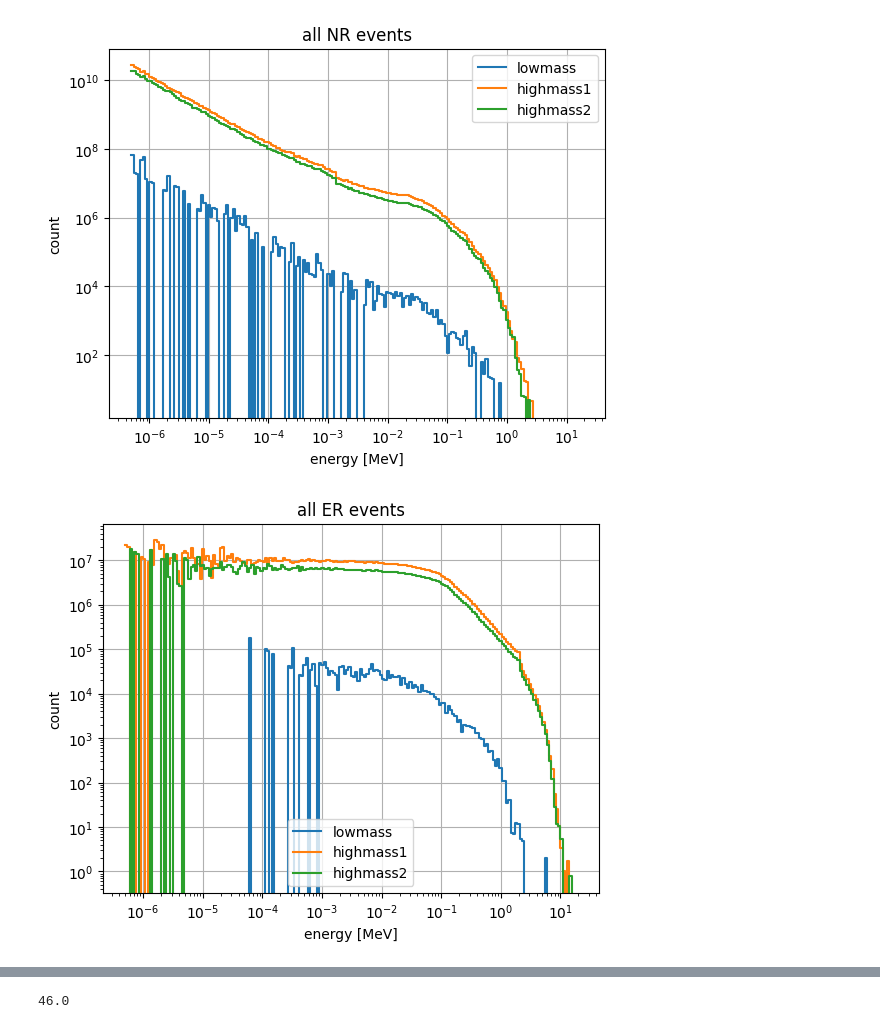
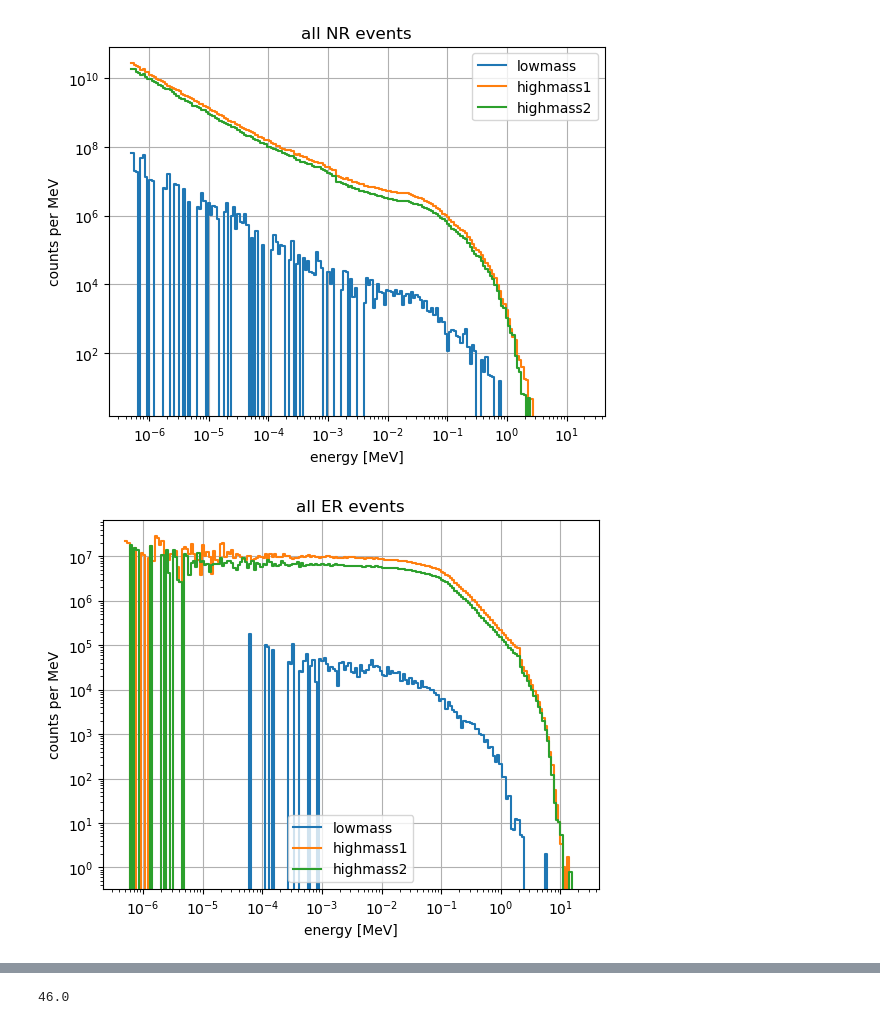
Before and after one commit to tamu-edu/doublecap, a Jupyter notebook: analysis/plot_histograms.ipynb, the cells around one changed output, grey strips where cells are left out. Cells and saved outputs as stored; diff of their text form; code cells hidden in the pictures.

Commit message:
added plots and totals

```diff
--- a/analysis/plot_histograms.ipynb
+++ b/analysis/plot_histograms.ipynb
@@ -57,19 +68,19 @@ def plot_histo(df, ax = None, density = True, **kwargs):
 # %%
 # all events
 
 for Q in Qs:
     plt.figure()
     plt.grid()
     plt.loglog()
     plt.title(f'all {Q} events')
     plt.xlabel('energy [MeV]')
-    plt.ylabel('count')
+    plt.ylabel('counts per MeV')
 
     for det in detectors:
         hist = all_events[Q][det]
         plot_histo(hist, label = det)
 
     plt.legend()
 # %% [output]
-[figure, old version]
+[figure, new version]
-[figure, old version]
+[figure, new version]
```
Also changed, not shown: parts of 6 cells of this notebook.
